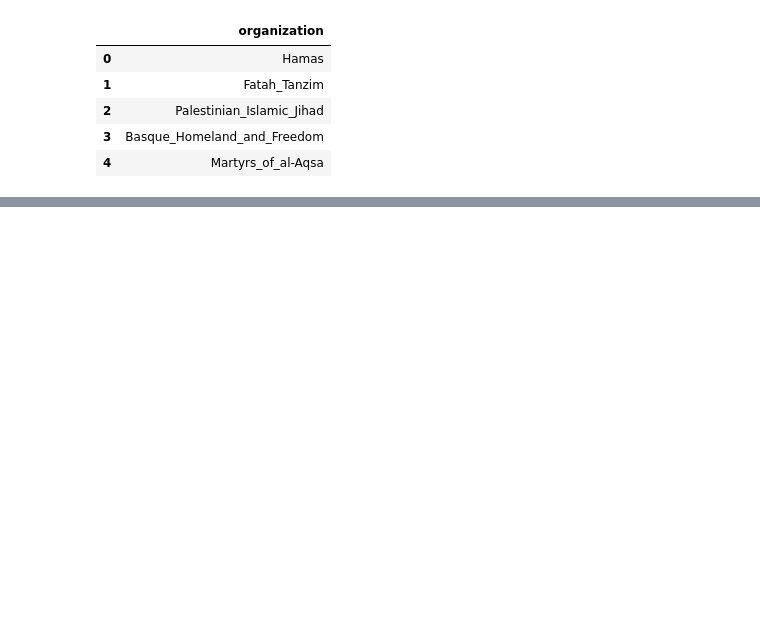
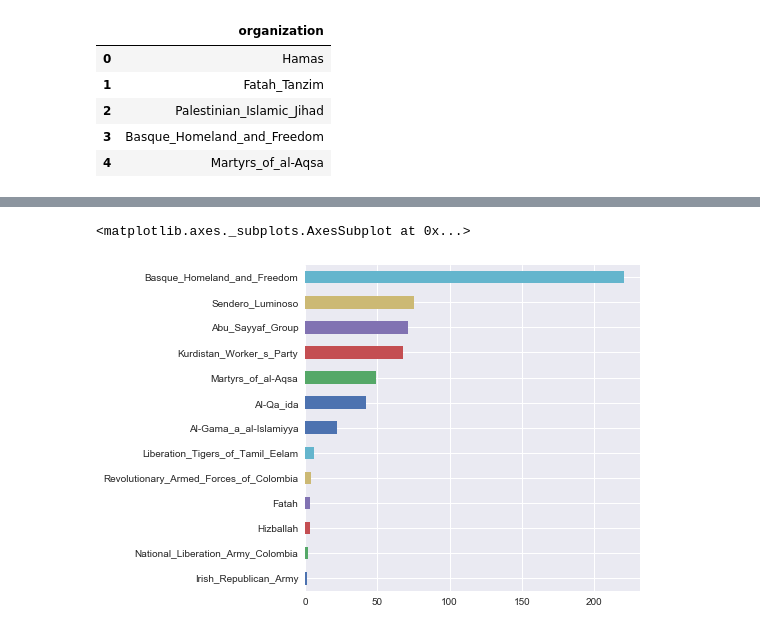
Before and after one commit to yusiZou/NTDS_project, a Jupyter notebook: code.ipynb, the cells around one changed output, grey strips where cells are left out. Cells and saved outputs as stored; diff of their text form; code cells hidden in the pictures; blank space fills up the shorter version.

```diff
--- a/code.ipynb
+++ b/code.ipynb
@@ -294,0 +298,16 @@ prediction_comparision.plot.bar(figsize=(16, 8))
+# %%
+X_train = with_dummies[attacks.organization.apply(lambda x: x in org_to_idx.index)]
+y_train = attacks[attacks.organization.apply(lambda x: x in org_to_idx.index)].organization.apply(lambda x: org_to_idx.loc[x])
+X_unknown = with_dummies[attacks.organization.apply(lambda x: x in 'Unknown')]
+
+model = OneVsRestClassifier(LinearSVC(random_state=SEED))
+model.fit(X_train, y_train)
+
+# predict
+y_pred = model.predict(X_unknown)
+y_pred_orgs = idx_to_org.loc[y_pred]
+# %%
+y_pred_orgs.organization.value_counts().iloc[::-1].plot.barh(figsize=(6, 6))
+# %% [output]
+<matplotlib.axes._subplots.AxesSubplot at 0x...>
+[figure, added]
```
Also changed, not shown: parts of 17 cells of this notebook.
